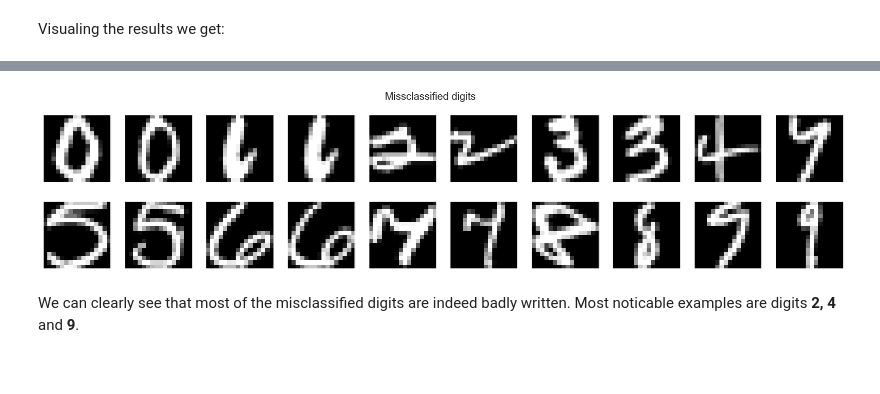
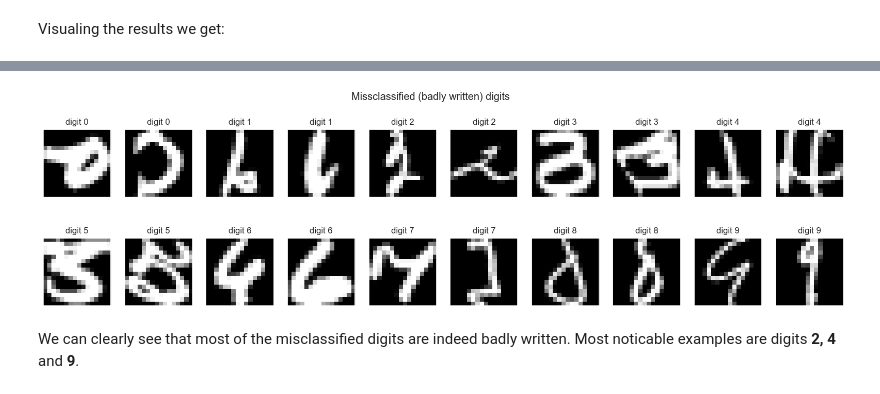
Before and after one commit to sonqo/msc-data-science, a Jupyter notebook: 6-large-scale-linear-algebra/svd/mnist-svd.ipynb, the cells around one changed output, grey strips where cells are left out. Saved outputs shown, nothing was run; the diff lists cells and outputs as text; code cells hidden in the pictures.

```diff
--- a/6-large-scale-linear-algebra/svd/mnist-svd.ipynb
+++ b/6-large-scale-linear-algebra/svd/mnist-svd.ipynb
@@ -49,12 +49,13 @@ def display_image(x: pd.core.series.Series) -> None:
 # %% [markdown]
 Before moving on, it is worth exploring the centroids of the digits in the training set:
 # %%
-fig = plt.figure(figsize=(10, 4))
+fig = plt.figure(figsize=(10, 5))
 fig.suptitle('Centroids of training set digits')
 
 for i in range(1, 11):
     ax = fig.add_subplot(2, 5, i)
     ax.set_xticks([]) # remove x-ticks
     ax.set_yticks([]) # remove y-ticks
+    ax.set_title('digit {}'.format(i))
     display_image(x_train.loc[y_train[0] == i-1].mean())
 # %% [output]
@@ -304,0 +322,14 @@ For exploratory purposes we will visualize a couple of images that were misclass
+# %%
+# plot
+fig = plt.figure(figsize=(20, 5))
+fig.suptitle('Base 1 and 3 singular components of training')
+
+s = 1
+for i in range(10):
+    for j in range(1, 4, 2):
+        ax = fig.add_subplot(2, 10, s)
+        ax.set_title('digit {}, base {}'.format(i, j))
+        ax.set_xticks([]) # remove x-ticks
+        ax.set_yticks([]) # remove y-ticks
+        display_image(acc[i, j])
+        s += 1
@@ -305,24 +342,29 @@ For exploratory purposes we will visualize a couple of images that were misclass
 # %%
-fig = plt.figure(figsize=(20, 4))
-fig.suptitle('Missclassified digits')
+fig = plt.figure(figsize=(20, 5))
+fig.suptitle('Missclassified (badly written) digits')
 
 # randomly pick 2 pairs of misclassified images
 miss_img = []
 miss = [x for x in final if x[2] != x[3]]
 for digit in range(10):
     for i in range(2):
         r = random.choice(miss)
         while r[3] != digit:
             r = random.choice(miss)
         miss_img.append(r)
 
+# picking of badly written digits
+badly_written = [494, 1006, 233, 1334, 1316, 815, 647, 1430, 771, 1265,
+                 1601, 1656, 698, 981, 339, 1528, 198, 217, 1543, 467]
+
 # plot images
 for i in range(1, 21):
     ax = fig.add_subplot(2, 10, i)
     ax.set_xticks([]) # remove x-ticks
     ax.set_yticks([]) # remove y-ticks
-    display_image(x_test.iloc[miss_img[i-1][0]])
+    ax.set_title('digit {}'.format((i-1)//2))
+    display_image(x_test.iloc[badly_written[i-1]])
 # %% [output]
-[figure, old version]
+[figure, new version]
 # %% [markdown]
 We can clearly see that most of the misclassified digits are indeed badly written. Most noticable examples are digits **2, 4** and **9**.
```
Also changed, not shown: parts of 8 cells of this notebook.
